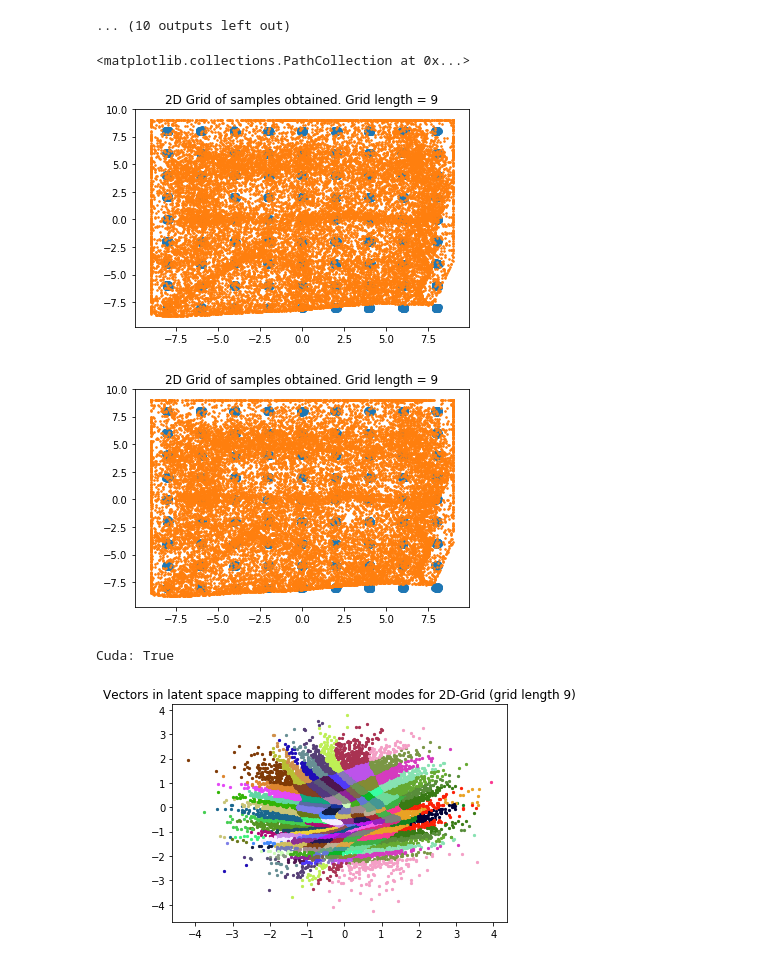
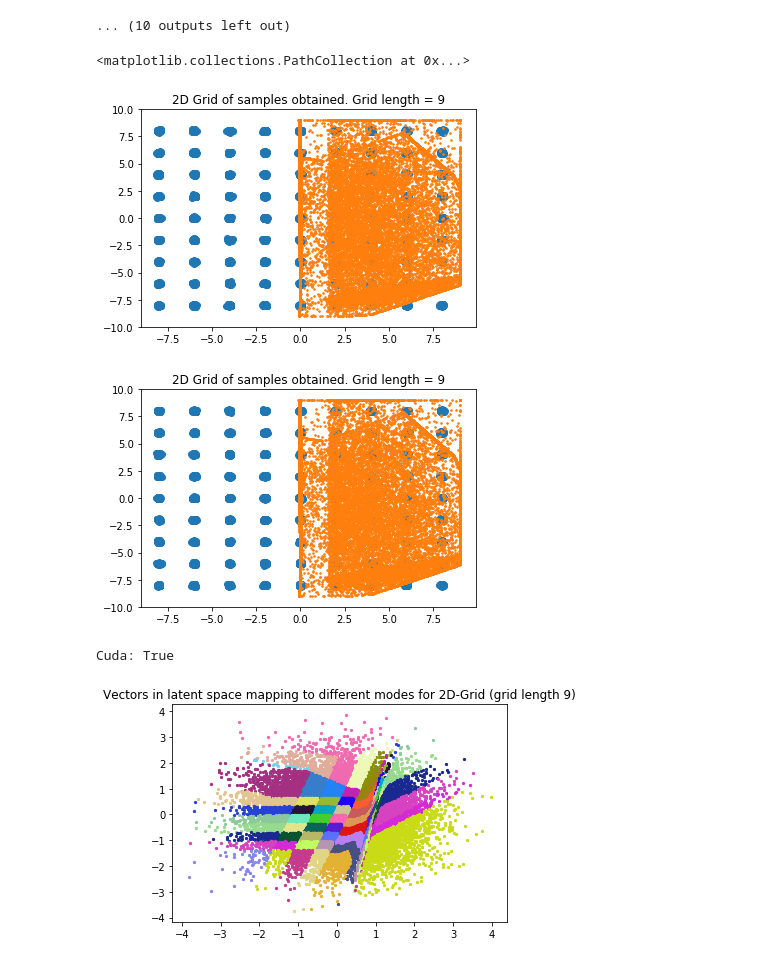
Before and after one commit to narenmanoj/summer-2018-sandbox, a Jupyter notebook: experiments/synthetic/2d_grid.ipynb, the cells around one changed output. Drawn from its saved outputs; the diff is of its cells as text; code cells hidden in the pictures.

```diff
--- a/experiments/synthetic/2d_grid.ipynb
+++ b/experiments/synthetic/2d_grid.ipynb
@@ -86,30 +86,30 @@ print("Grid length = %d" % grid_length)
 # %%
 # load the model back and sample from it
 latent_dim = 2
-layer_width = 400
+layer_width = 3
 # loaded_gen = gan.load_model("good_generator_2018_07_11").eval()
 # loaded_gen = gan.load_model("meh_generator_2018_07_11").eval()
 
-loaded_gen = gan.load_model("good_generator_81", grid_length=grid_length, layer_width=layer_width).eval()
+loaded_gen = gan.load_model("ok_generator_81", grid_length=grid_length, layer_width=layer_width).eval()
 
 plt.clf()
 
 real_samples = gan.sample_from_2dgrid(grid_length=grid_length, num_samples=num_samples)
 plt.scatter(*zip(*real_samples))
 
 num_samples_to_test = 20000
 z = Variable(Tensor(np.random.normal(0, 1, (num_samples_to_test, latent_dim))))
 np_samples = loaded_gen(z).cpu().detach().numpy()
 plt.title("2D Grid of samples obtained. Grid length = %d" % grid_length)
 plt.scatter(*zip(*np_samples), s=2.5)
 # %% [output]
 <matplotlib.collections.PathCollection at 0x...>
-[figure, old version]
+[figure, new version]
 # %%
 plt.clf()
 gan.visualize_model(loaded_gen, latent_dim=latent_dim, grid_length=grid_length)
 # %% [output]
-[figure, old version]
+[figure, new version]
 # %%
 grid_length = 9
 reload(gan)
@@ -117,4 +117,4 @@ reload(gan)
 gan.visualize_latent_space(loaded_gen, latent_dim=latent_dim, grid_length=grid_length)
 # %% [output]
 Cuda: True
-[figure, old version]
+[figure, new version]
```
Also changed, not shown: parts of 1 cell of this notebook.
